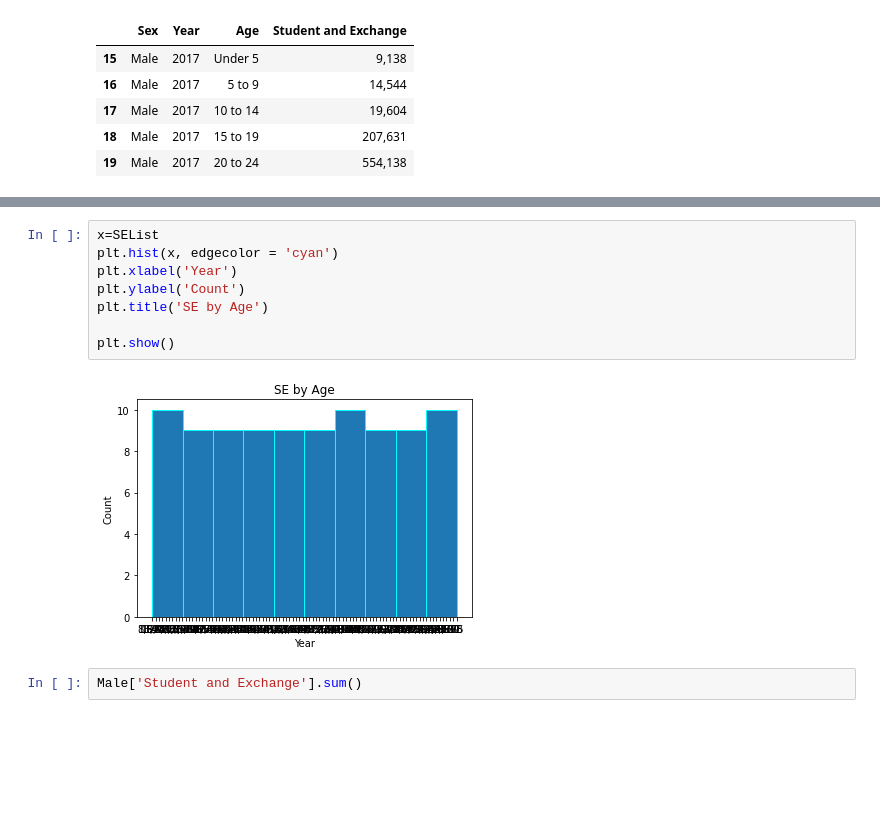
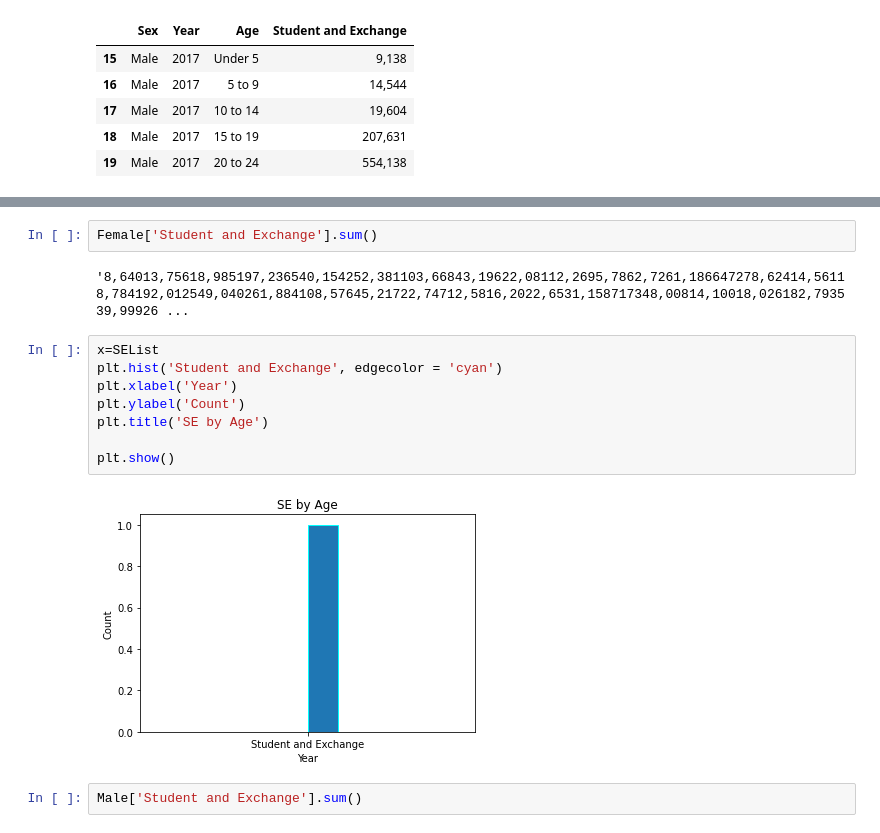
Before and after one commit to jojuka/Capstone, a Jupyter notebook: notebooks/AgeSex.ipynb, the cells around one changed output, grey strips where cells are left out. Cells and saved outputs as stored; diff of their text form; blank space fills up the shorter version.

```diff
--- a/notebooks/AgeSex.ipynb
+++ b/notebooks/AgeSex.ipynb
@@ -75,13 +110,17 @@ Male.head()
+# %%
+Female['Student and Exchange'].sum()
+# %% [output]
+'8,64013,75618,985197,236540,154252,381103,66843,19622,08112,2695,7862,7261,186647278,62414,56118,784192,012549,040261,884108,57645,21722,74712,5816,2022,6531,158717348,00814,10018,026182,793539,99926 ...
 # %%
 x=SEList
-plt.hist(x, edgecolor = 'cyan')
+plt.hist('Student and Exchange', edgecolor = 'cyan')
 plt.xlabel('Year')
 plt.ylabel('Count')
 plt.title('SE by Age')
 
 plt.show()
 # %% [output]
-[figure, old version]
+[figure, new version]
 # %%
 Male['Student and Exchange'].sum()
 # %% [output]
```
Also changed, not shown: parts of 13 cells of this notebook, 5 other files.
